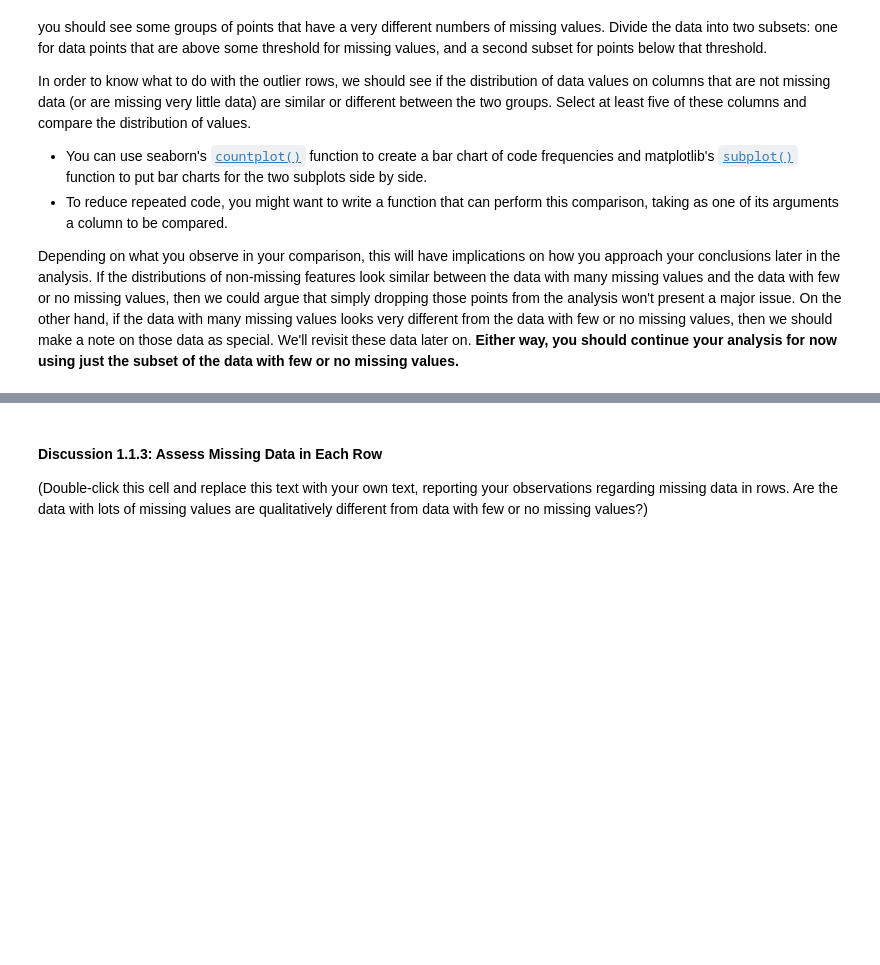
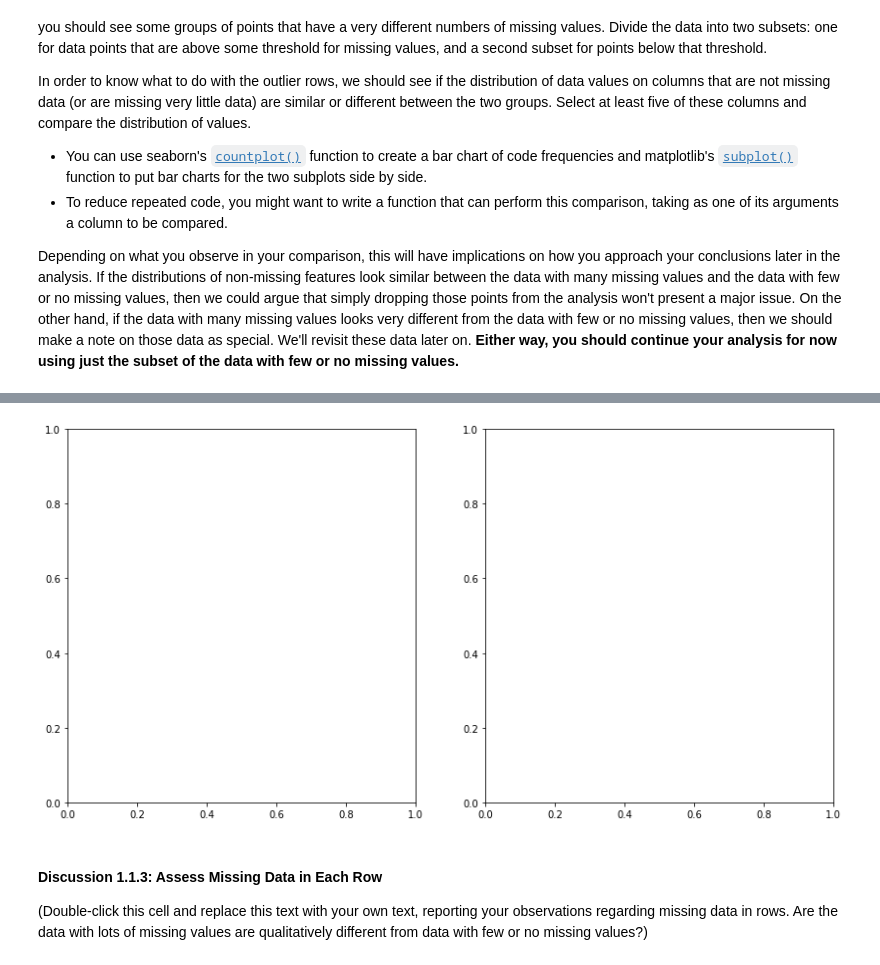
Before and after one commit to marooned20/identify-customer-segments, a Jupyter notebook: Identify_Customer_Segments.ipynb, the cells around one changed output, grey strips where cells are left out. Saved outputs shown, nothing was run; the diff lists cells and outputs as text; code cells hidden in the pictures; blank space fills up the shorter version.

```diff
--- a/Identify_Customer_Segments.ipynb
+++ b/Identify_Customer_Segments.ipynb
@@ -234,6 +271,13 @@ Depending on what you observe in your comparison, this will have implications on
 # %%
 # Compare the distribution of values for at least five columns where there are
 # no or few missing values, between the two subsets.
+# def comparison_plot(col):
+fig, (ax1, ax2) = plt.subplots(nrows=1, ncols=2, figsize=(14, 7))
+ax1.set_title.set_text('gt20')
+sns.countplot(azdias)
+ALTERSKATEGORIE_GROB
+# %% [output]
+[figure, added]
 # %% [markdown]
 #### Discussion 1.1.3: Assess Missing Data in Each Row
 
```
Also changed, not shown: parts of 28 cells of this notebook.
